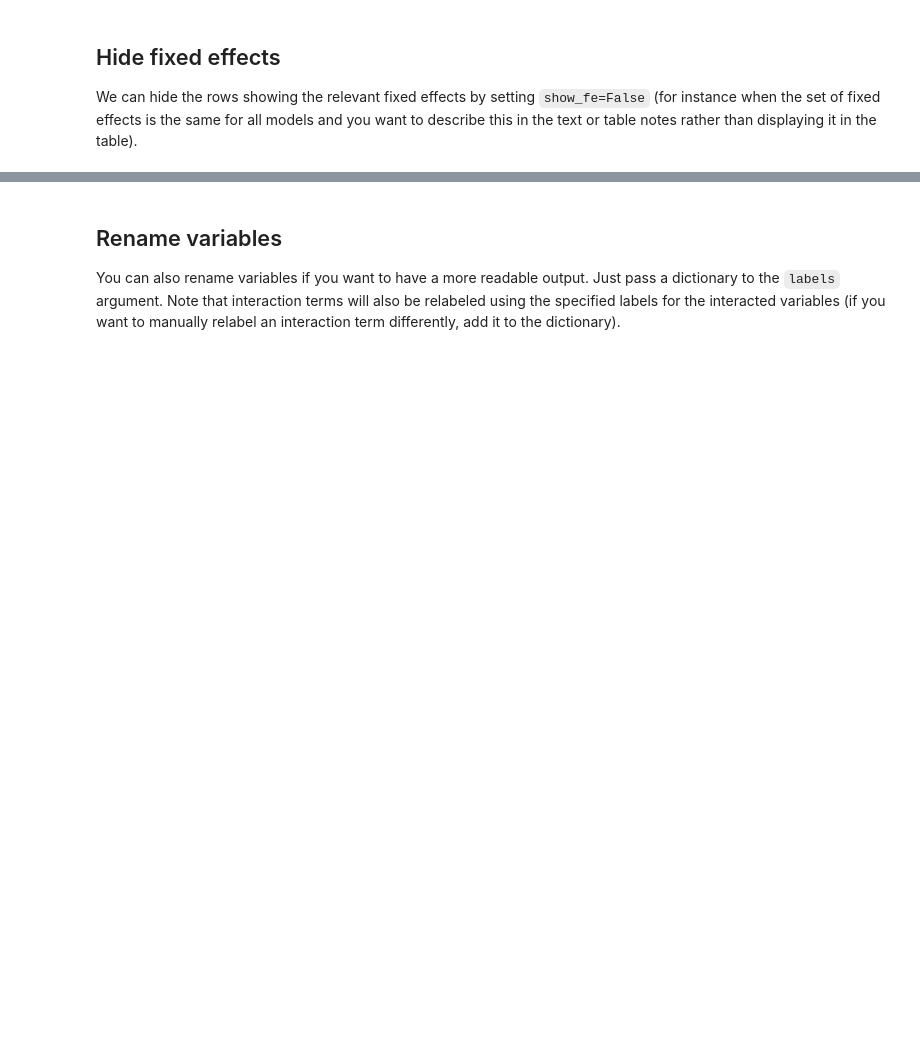
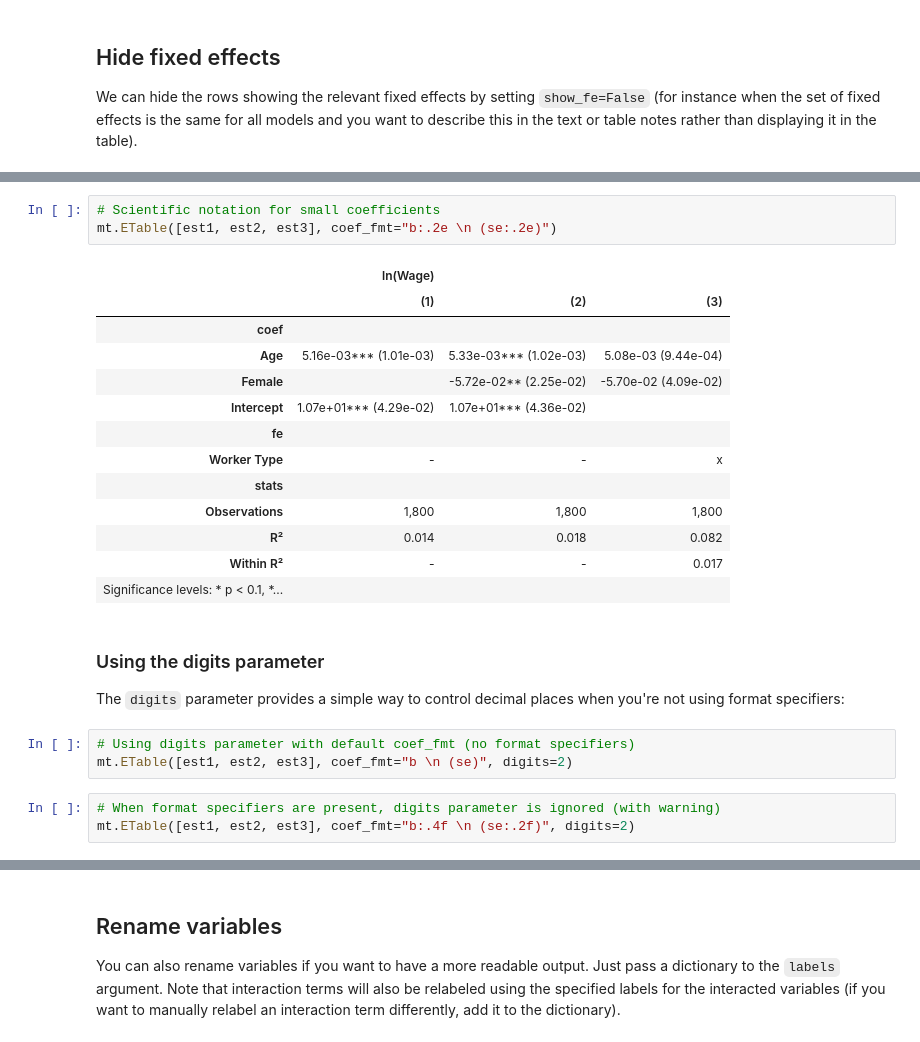
Before and after one commit to dsliwka/maketables, a Jupyter notebook: ETable.ipynb, the cells around one changed output, grey strips where cells are left out. Saved outputs shown, nothing was run; the diff lists cells and outputs as text; blank space fills up the shorter version.

```diff
--- a/ETable.ipynb
+++ b/ETable.ipynb
@@ -216,3 +224,30 @@ mt.ETable([est1, est2, est3], coef_fmt="b:.3f \n (se:.3f)")
 | R² | 0.014 | 0.018 | 0.082 |
 | Within R² | - | - | 0.017 |
 | Significance levels: * p < 0.1, *... |  |  |  |
+# %%
+# Scientific notation for small coefficients
+mt.ETable([est1, est2, est3], coef_fmt="b:.2e \n (se:.2e)")
+# %% [output]
+|  | ln(Wage) |  |  |
+|  | (1) | (2) | (3) |
+| coef |  |  |  |
+| Age | 5.16e-03*** (1.01e-03) | 5.33e-03*** (1.02e-03) | 5.08e-03 (9.44e-04) |
+| Female |  | -5.72e-02** (2.25e-02) | -5.70e-02 (4.09e-02) |
+| Intercept | 1.07e+01*** (4.29e-02) | 1.07e+01*** (4.36e-02) |  |
+| fe |  |  |  |
+| Worker Type | - | - | x |
+| stats |  |  |  |
+| Observations | 1,800 | 1,800 | 1,800 |
+| R² | 0.014 | 0.018 | 0.082 |
+| Within R² | - | - | 0.017 |
+| Significance levels: * p < 0.1, *... |  |  |  |
+# %% [markdown]
+### Using the digits parameter
+
+The `digits` parameter provides a simple way to control decimal places when you're not using format specifiers:
+# %%
+# Using digits parameter with default coef_fmt (no format specifiers)
+mt.ETable([est1, est2, est3], coef_fmt="b \n (se)", digits=2)
+# %%
+# When format specifiers are present, digits parameter is ignored (with warning)
+mt.ETable([est1, est2, est3], coef_fmt="b:.4f \n (se:.2f)", digits=2)
```
Also changed, not shown: parts of 17 cells of this notebook, 1 other file.
